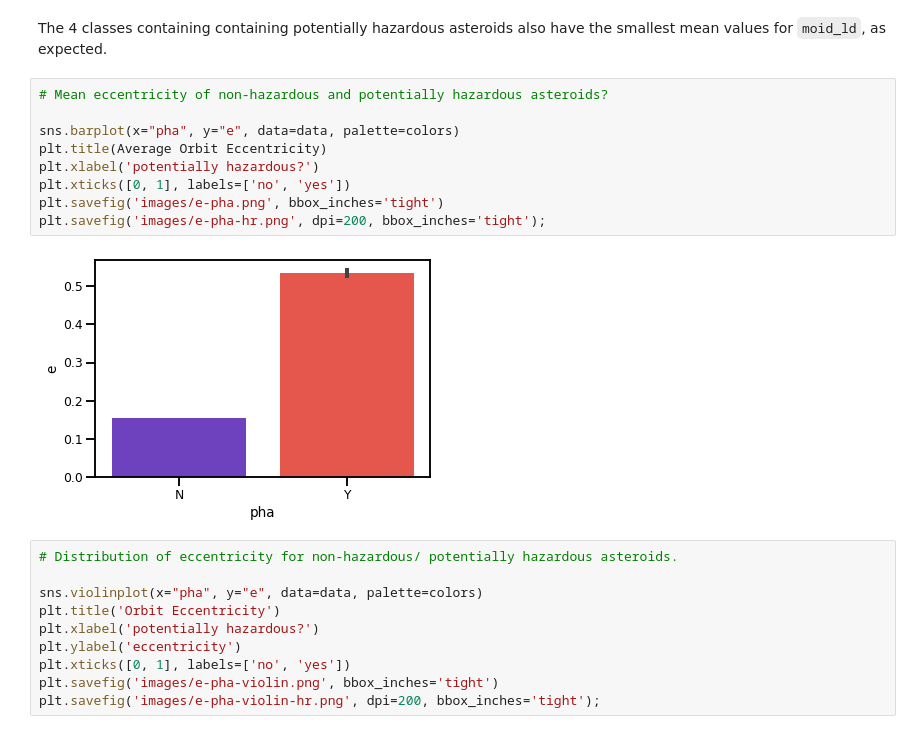
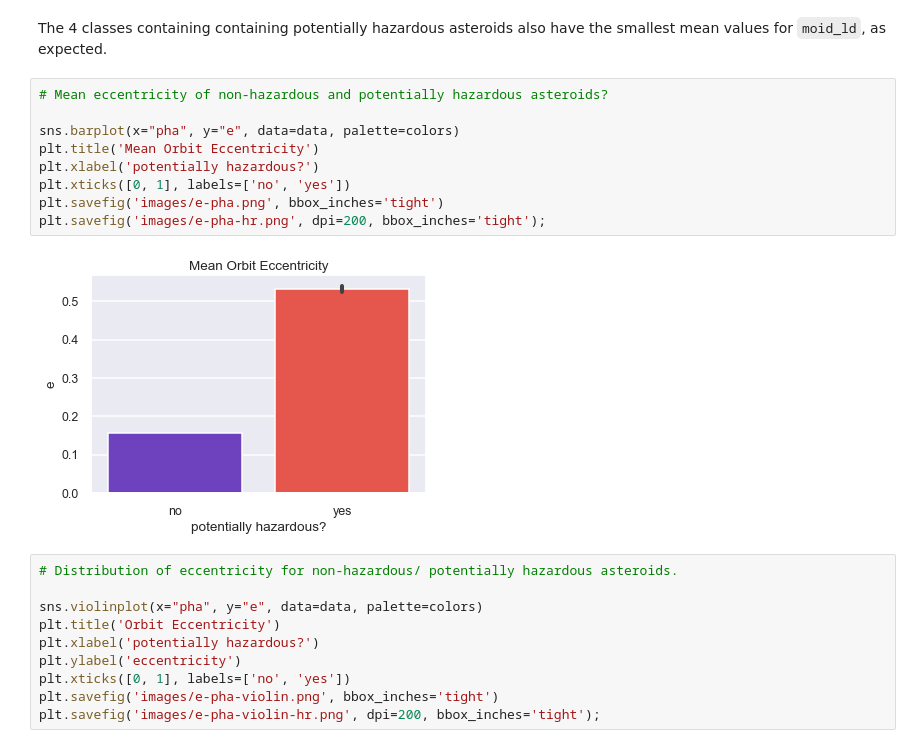
Before and after one commit to NariMo91/phase-3-project-classification, a Jupyter notebook: EDA.ipynb, the cells around one changed output. Saved outputs shown, nothing was run; the diff lists cells and outputs as text.

```diff
--- a/EDA.ipynb
+++ b/EDA.ipynb
@@ -420,14 +421,14 @@ The 4 classes containing containing potentially hazardous asteroids also have th
 # %%
 # Mean eccentricity of non-hazardous and potentially hazardous asteroids?
 
 sns.barplot(x="pha", y="e", data=data, palette=colors)
-plt.title(Average Orbit Eccentricity)
+plt.title('Mean Orbit Eccentricity')
 plt.xlabel('potentially hazardous?')
 plt.xticks([0, 1], labels=['no', 'yes'])
 plt.savefig('images/e-pha.png', bbox_inches='tight')
 plt.savefig('images/e-pha-hr.png', dpi=200, bbox_inches='tight');
 # %% [output]
-[figure, old version]
+[figure, new version]
 # %%
 # Distribution of eccentricity for non-hazardous/ potentially hazardous asteroids.
 
```
Also changed, not shown: parts of 11 cells of this notebook, 21 other files.
